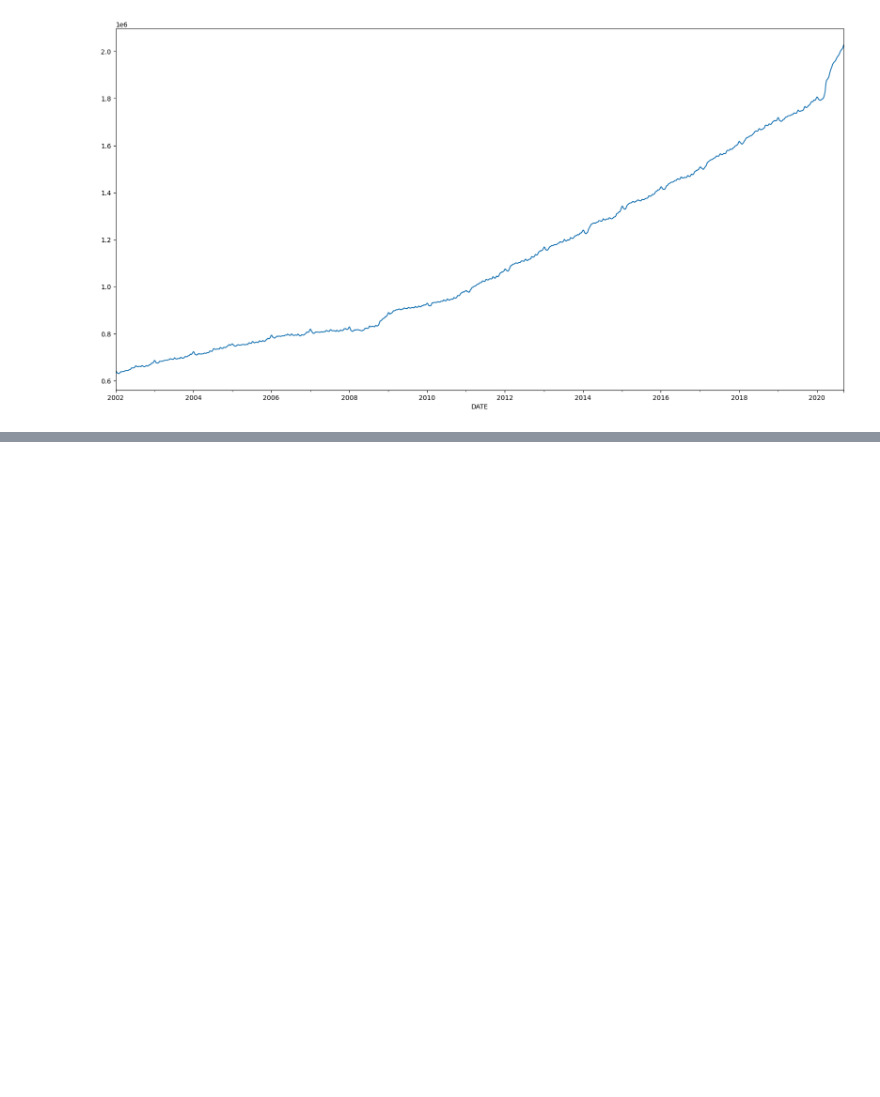
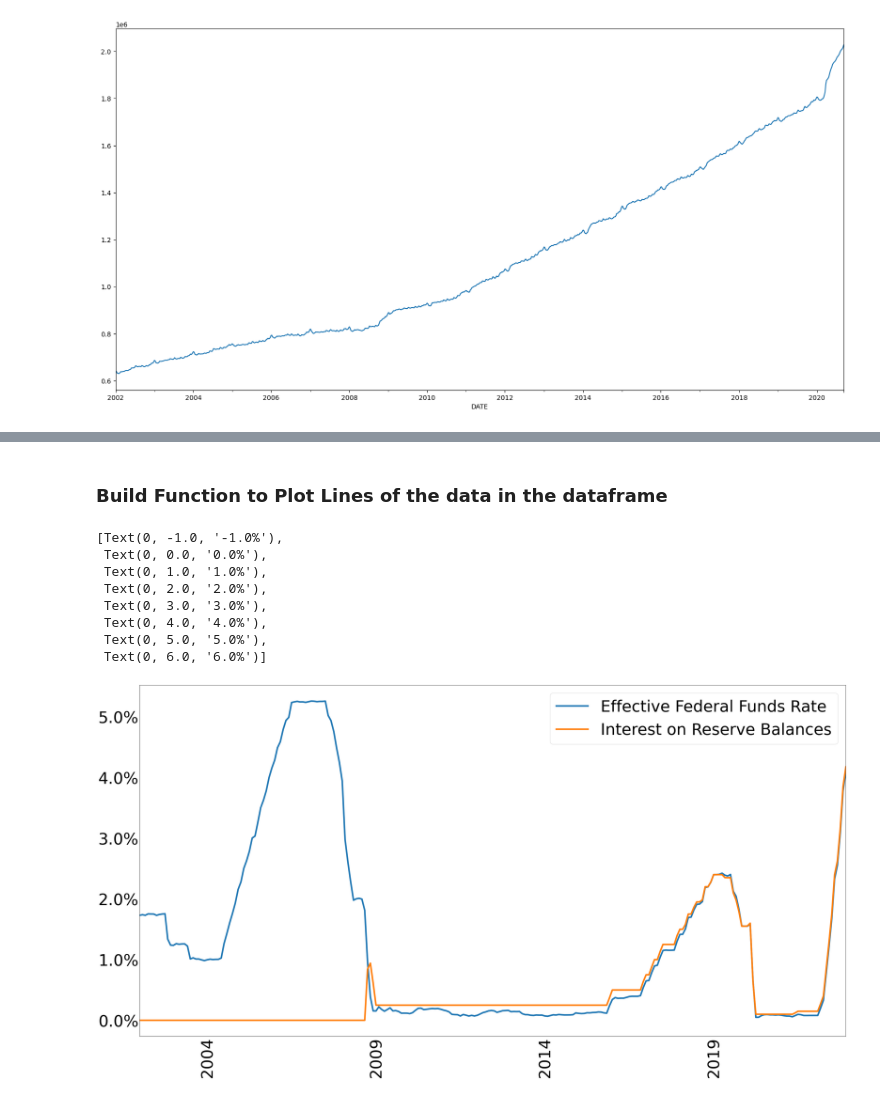
Before and after one commit to Tetteh96/ECON-611-Projects, a Jupyter notebook: Ch4/project 6.ipynb, the cells around one changed output, grey strips where cells are left out. Cells and saved outputs as stored; diff of their text form; code cells hidden in the pictures; blank space fills up the shorter version.

```diff
--- a/Ch4/project 6.ipynb
+++ b/Ch4/project 6.ipynb
@@ -163,0 +239,80 @@ plot_data.plot.line(ax = ax)
+# %% [markdown]
+### Build Function to Plot Lines of the data in the dataframe
+# %%
+import os
+
+def plot_lines(df,
+                linewidth = 5,
+                figsize = (40, 20),
+                secondary_y = None,
+                legend = True,
+                pp = None,
+                save_fig = False,
+                global_fontsize = 50):
+    # Update the font size of all labels and titles
+    plt.rcParams.update({'font.size' : global_fontsize})
+
+    # Create the figure and axes
+    fig, ax = plt.subplots(figsize = figsize)
+
+    # Plot the lines
+    df.dropna(axis = 0, how = 'all').plot.line(
+        linewidth = linewidth,
+        ax = ax,
+        secondary_y = secondary_y,
+        legend = legend)
+
+    # Remove the label for the x-axis
+    ax.set_xlabel('')
+
+    # Rotate the tick labels on the x-axis
+    ax.tick_params(axis= 'x', rotation = 90)
+
+    # Remove tick marks on both axes
+    ax.tick_params(length = 0, which = 'both')
+
+
+    # # round axis tick values
+    # # 1. access values
+    # Round the tick values on the y-axis to 2 decimal places
+    y_vals = ax.get_yticks()
+    ax.set_yticklabels([round(y,2) for y in y_vals])
+
+    # Save the figure as file to disk
+    remove_chars = "[] : $ '\\'"
+    filename = str(list(df.keys()))
+
+    # Remove invalid characters from the filename
+    for char in remove_chars:
+        filename = filename.replace(char, '')
+
+    if save_fig:
+        folder = 'Monetary Plots'
+        try:
+            os.mkdir(folder)
+        except:
+            pass
+        plt.savefig(folder + '/' + filename[ :50] + ' line.png',
+                    bbox_inches = 'tight')
+
+    return fig, ax
+
+
+# Select the data to plot
+plot_data = data[['Effective Federal Funds Rate',
+                    'Interest on Reserve Balances']]
+
+# Plot the data
+fig, ax = plot_lines(plot_data, save_fig= True)
+y_vals = ax.get_yticks()
+ax.set_yticklabels([str(y) + '%' for y in y_vals])
+# %% [output]
+[Text(0, -1.0, '-1.0%'),
+ Text(0, 0.0, '0.0%'),
+ Text(0, 1.0, '1.0%'),
+ Text(0, 2.0, '2.0%'),
+ Text(0, 3.0, '3.0%'),
+ Text(0, 4.0, '4.0%'),
+ Text(0, 5.0, '5.0%'),
+ Text(0, 6.0, '6.0%')]
+[figure, added]
```
Also changed, not shown: parts of 25 cells of this notebook, 2 other files.
